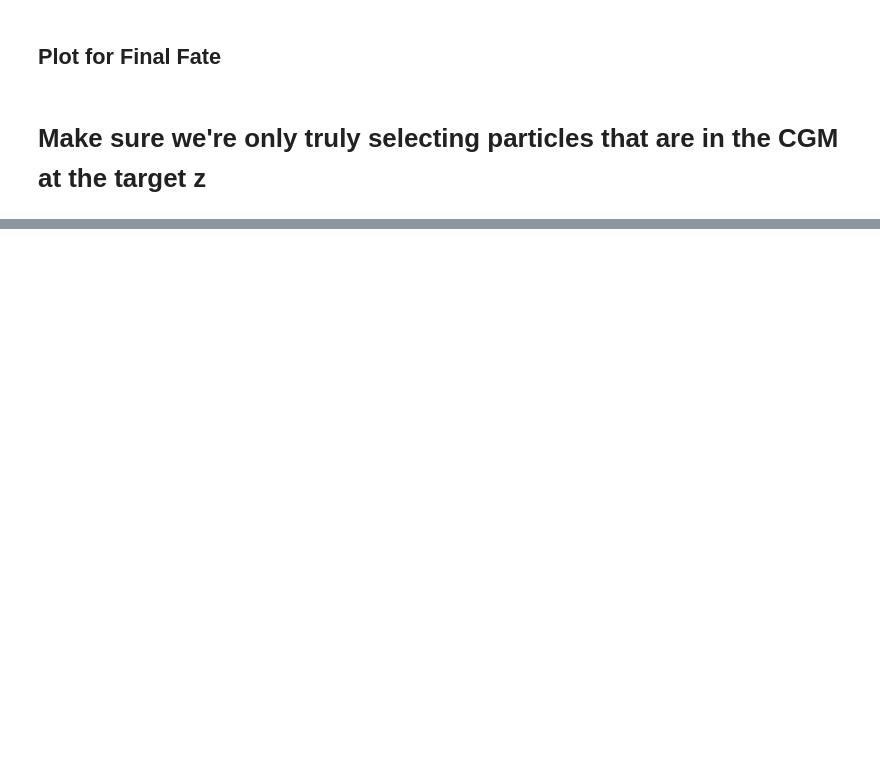
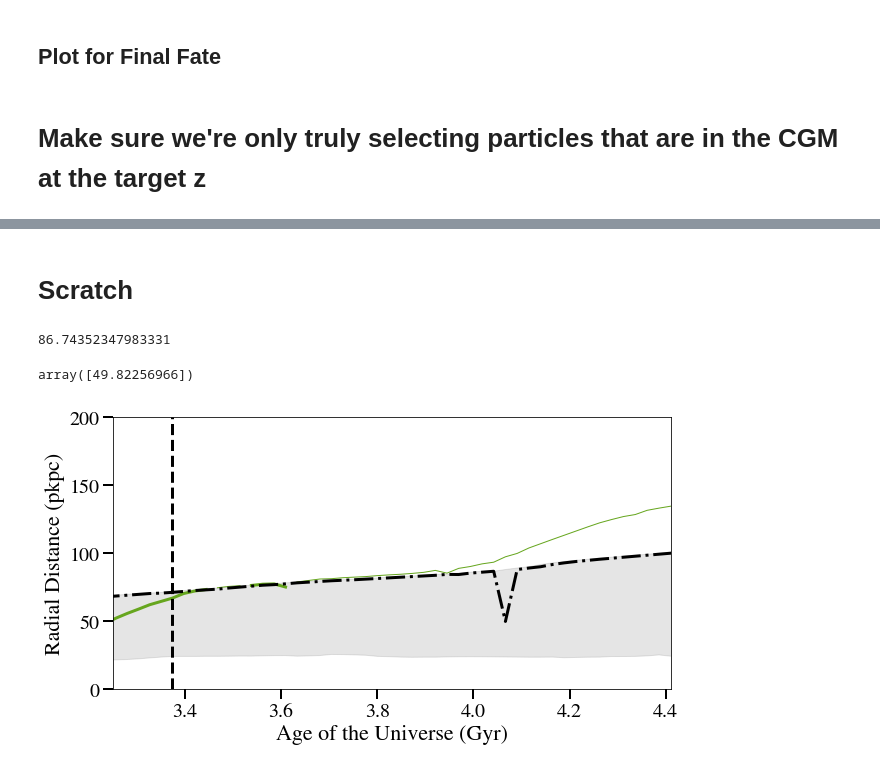
Before and after one commit to zhafen/CGM_fate_analysis, a Jupyter notebook: single_sim_analysis/streamline_plot.ipynb, the cells around one changed output, grey strips where cells are left out. Drawn from its saved outputs; the diff is of its cells as text; code cells hidden in the pictures; blank space fills up the shorter version.

```diff
--- a/single_sim_analysis/streamline_plot.ipynb
+++ b/single_sim_analysis/streamline_plot.ipynb
@@ -768,0 +765,4 @@ File saved at /home1/03057/zhafen/papers/CGM_fate/figures/r_vs_time_eventual_m12
+# %% [markdown]
+# Scratch
+# %%
+offset = 28
@@ -768,0 +771,76 @@ File saved at /home1/03057/zhafen/papers/CGM_fate/figures/r_vs_time_eventual_m12
+# %%
+w.r_vir.values[ind-offset]
+# %% [output]
+86.74352347983331
+# %%
+h_data = halo_data.HaloData(
+    data_dir = w.halo_data_dir,
+    tag = None,
+    mt_kwargs = {
+        'tag': None,
+        'index': 600,
+    }
+)
+# %%
+h_data.get_mt_data( 'Rvir', snums=[snum+offset], a_power=1. ) / w.hubble_param
+# %% [output]
+array([49.82256966])
+# %%
+ejected_inds = np.arange(w.n_particles)[w.get_data( 'is_CGM_ejected', sl=(slice(None),ind) )]
+# %%
+fig = plt.figure( figsize=(10,5), facecolor='white' )
+ax = plt.gca()
+
+w_plotter.plot_streamlines_vs_time(
+    y_key = 'R',
+#     classification = 'is_CGM_ejected',
+    classification_ind = ind,
+    start_ind = 0,
+    end_ind = 595,
+    sample_size = 10,
+#     y_data_kwargs = { 'smooth_data' : True },
+    ax = ax,
+    x_range = [3.25, w.get_data( 'time' )[ind-offset-15] ],
+#     x_range = [3.25, 5 ],
+    y_range = [0, 200, ],
+    horizontal_line_value = None,
+    plot_CGM_region = True,
+    CGM_region_alpha = 0.1,
+    return_y_max = True,
+#     classifications_to_color_on = p_constants.CLASSIFICATIONS_LOCATION,
+#     ctco_ind = 0,
+    sample_inds = ejected_inds[4:5],
+    line_features = {
+        'is_class': {
+            'key': 'is_smoothed_in_CGM_or_interface_0.030',
+            'value': True,
+            'data_kwargs': {},
+            'line_attrs': {
+                'linewidth': 3,
+                'color': p_constants.CLASSIFICATION_COLORS_B[classification],
+                },
+        },
+        'is_gas': {
+            'key': 'is_smoothed_in_CGM_or_interface_0.030',
+            'value': False,
+            'data_kwargs': {},
+            'line_attrs': {
+                'linewidth': 1,
+                'color': p_constants.CLASSIFICATION_COLORS_B[classification],
+                'linestyle': '-',
+                },
+            }
+    },
+)
+
+ax.plot(
+    w.get_data( 'time' )[::-1],
+    h_data.get_mt_data( 'Rvir', snums=range(600), a_power=1. ) / w.hubble_param,
+    linestyle = '-.',
+    color = 'k',
+    linewidth = 3,
+)
+
+fig
+# %% [output]
+[figure, added]
```
Also changed, not shown: parts of 51 cells of this notebook, 7 other files.
